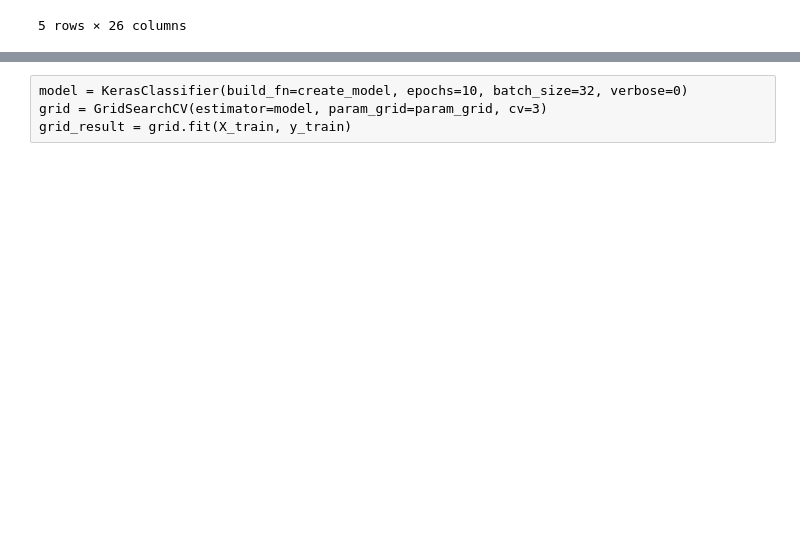
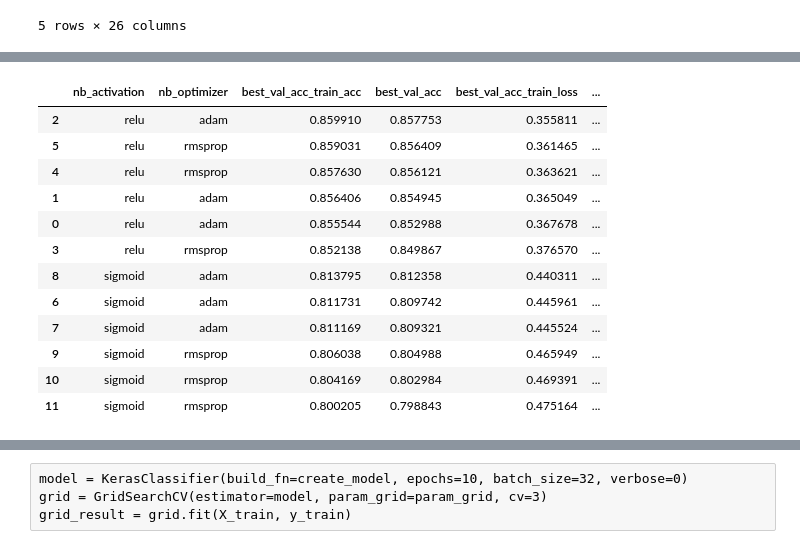
Before and after one commit to NiklasD/ML_Seminar, a Jupyter notebook: notebooks/First_NN_attempt.ipynb, the cells around one changed output, grey strips where cells are left out. Cells and saved outputs as stored; diff of their text form; code cells hidden in the pictures; blank space fills up the shorter version.

```diff
--- a/notebooks/First_NN_attempt.ipynb
+++ b/notebooks/First_NN_attempt.ipynb
@@ -155,0 +283,19 @@ plot_history(history2)
+# %%
+resultsDF = pd.DataFrame(search_results)
+
+# sort values
+resultsDF.sort_values('best_val_acc', ascending=False)
+# %% [output]
+|  | nb_activation | nb_optimizer | best_val_acc_train_acc | best_val_acc | best_val_acc_train_loss | ... |
+| 2 | relu | adam | 0.859910 | 0.857753 | 0.355811 | ... |
+| 5 | relu | rmsprop | 0.859031 | 0.856409 | 0.361465 | ... |
+| 4 | relu | rmsprop | 0.857630 | 0.856121 | 0.363621 | ... |
+| 1 | relu | adam | 0.856406 | 0.854945 | 0.365049 | ... |
+| 0 | relu | adam | 0.855544 | 0.852988 | 0.367678 | ... |
+| 3 | relu | rmsprop | 0.852138 | 0.849867 | 0.376570 | ... |
+| 8 | sigmoid | adam | 0.813795 | 0.812358 | 0.440311 | ... |
+| 6 | sigmoid | adam | 0.811731 | 0.809742 | 0.445961 | ... |
+| 7 | sigmoid | adam | 0.811169 | 0.809321 | 0.445524 | ... |
+| 9 | sigmoid | rmsprop | 0.806038 | 0.804988 | 0.465949 | ... |
+| 10 | sigmoid | rmsprop | 0.804169 | 0.802984 | 0.469391 | ... |
+| 11 | sigmoid | rmsprop | 0.800205 | 0.798843 | 0.475164 | ... |
```
Also changed, not shown: parts of 35 cells of this notebook, 19 other files.
